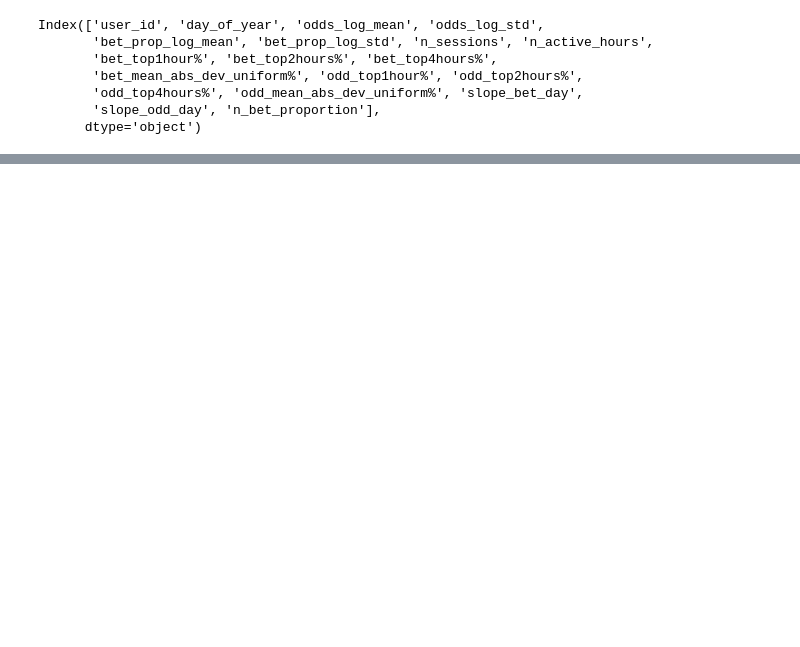
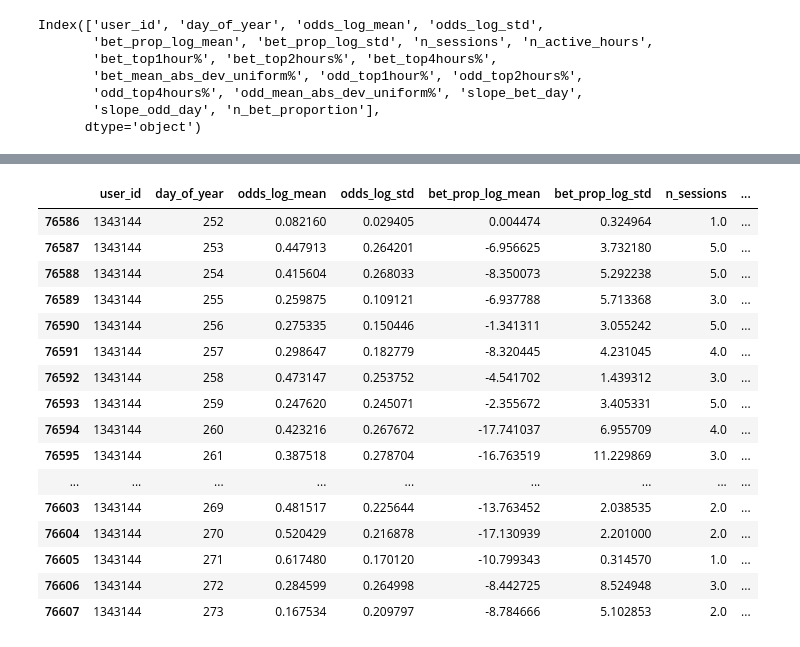
Before and after one commit to KndHvH/igaming-behavioral-deviation-detection, a Jupyter notebook: model/autoencoder.ipynb, the cells around one changed output, grey strips where cells are left out. Saved outputs shown, nothing was run; the diff lists cells and outputs as text; code cells hidden in the pictures; blank space fills up the shorter version.

```diff
--- a/model/autoencoder.ipynb
+++ b/model/autoencoder.ipynb
@@ -72,0 +114,21 @@ array([4.53595407e-02, 2.73677334e-02, 0.00000000e+00, 0.00000000e+00,
+# %%
+n_epochs = 50
+
+for epoch in range(n_epochs):
+    model.train()
+    epoch_loss = 0.0
+
+    for (batch,) in loader:
+        batch = batch.to(device)
+
+        optimizer.zero_grad()
+        recon = model(batch)
+        loss = criterion(recon, batch)
+
+        loss.backward()
+        optimizer.step()
+
+        epoch_loss += loss.item() * batch.size(0)
+
+    epoch_loss /= len(dataset)
+    print(f"Epoch {epoch+1}/{n_epochs} - Loss: {epoch_loss:.6f}")
@@ -72,0 +197,20 @@ array([4.53595407e-02, 2.73677334e-02, 0.00000000e+00, 0.00000000e+00,
+# %%
+recon_target[recon_target['user_id'] == user_id]
+# %% [output]
+|  | user_id | day_of_year | odds_log_mean | odds_log_std | bet_prop_log_mean | bet_prop_log_std | n_sessions | ... |
+| 76586 | 1343144 | 252 | 0.082160 | 0.029405 | 0.004474 | 0.324964 | 1.0 | ... |
+| 76587 | 1343144 | 253 | 0.447913 | 0.264201 | -6.956625 | 3.732180 | 5.0 | ... |
+| 76588 | 1343144 | 254 | 0.415604 | 0.268033 | -8.350073 | 5.292238 | 5.0 | ... |
+| 76589 | 1343144 | 255 | 0.259875 | 0.109121 | -6.937788 | 5.713368 | 3.0 | ... |
+| 76590 | 1343144 | 256 | 0.275335 | 0.150446 | -1.341311 | 3.055242 | 5.0 | ... |
+| 76591 | 1343144 | 257 | 0.298647 | 0.182779 | -8.320445 | 4.231045 | 4.0 | ... |
+| 76592 | 1343144 | 258 | 0.473147 | 0.253752 | -4.541702 | 1.439312 | 3.0 | ... |
+| 76593 | 1343144 | 259 | 0.247620 | 0.245071 | -2.355672 | 3.405331 | 5.0 | ... |
+| 76594 | 1343144 | 260 | 0.423216 | 0.267672 | -17.741037 | 6.955709 | 4.0 | ... |
+| 76595 | 1343144 | 261 | 0.387518 | 0.278704 | -16.763519 | 11.229869 | 3.0 | ... |
+| ... | ... | ... | ... | ... | ... | ... | ... | ... |
+| 76603 | 1343144 | 269 | 0.481517 | 0.225644 | -13.763452 | 2.038535 | 2.0 | ... |
+| 76604 | 1343144 | 270 | 0.520429 | 0.216878 | -17.130939 | 2.201000 | 2.0 | ... |
+| 76605 | 1343144 | 271 | 0.617480 | 0.170120 | -10.799343 | 0.314570 | 1.0 | ... |
+| 76606 | 1343144 | 272 | 0.284599 | 0.264998 | -8.442725 | 8.524948 | 3.0 | ... |
+| 76607 | 1343144 | 273 | 0.167534 | 0.209797 | -8.784666 | 5.102853 | 2.0 | ... |
```
Also changed, not shown: parts of 36 cells of this notebook, 4 other files.
